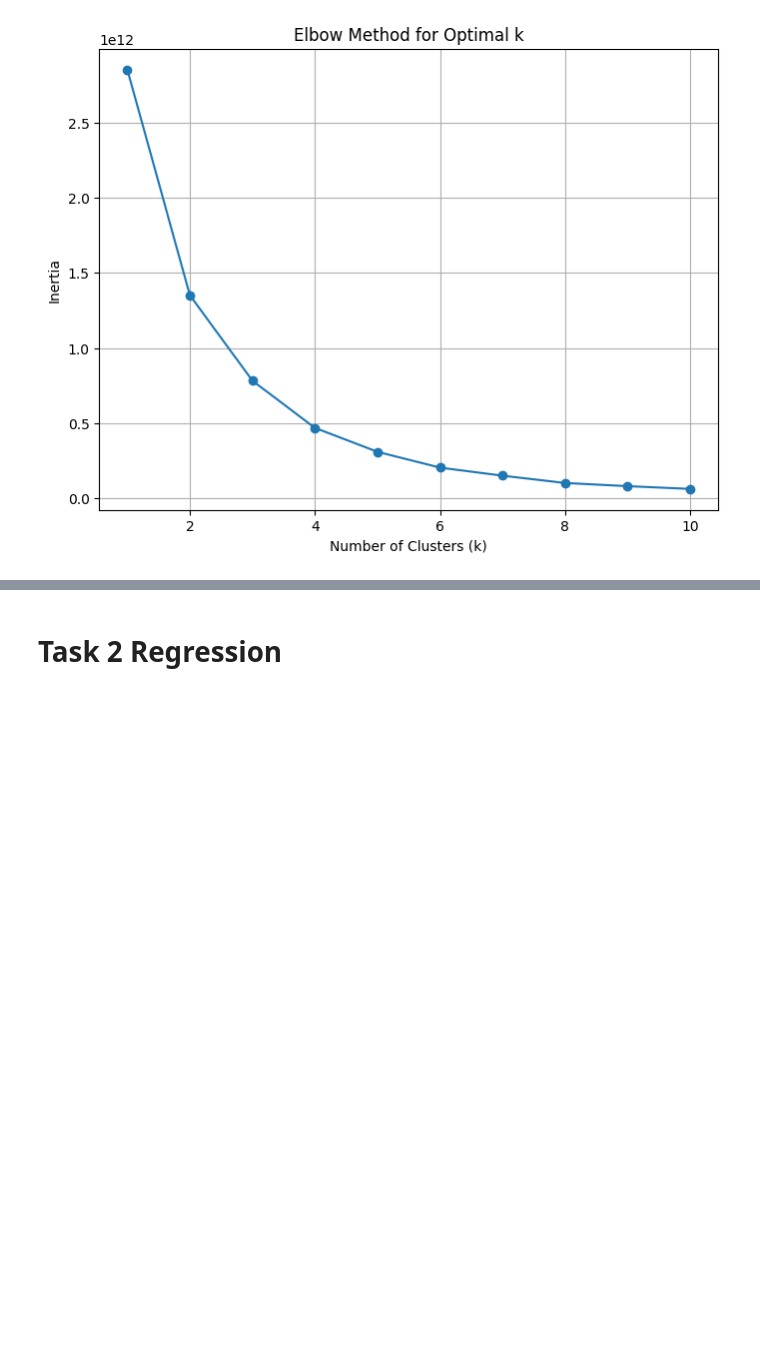
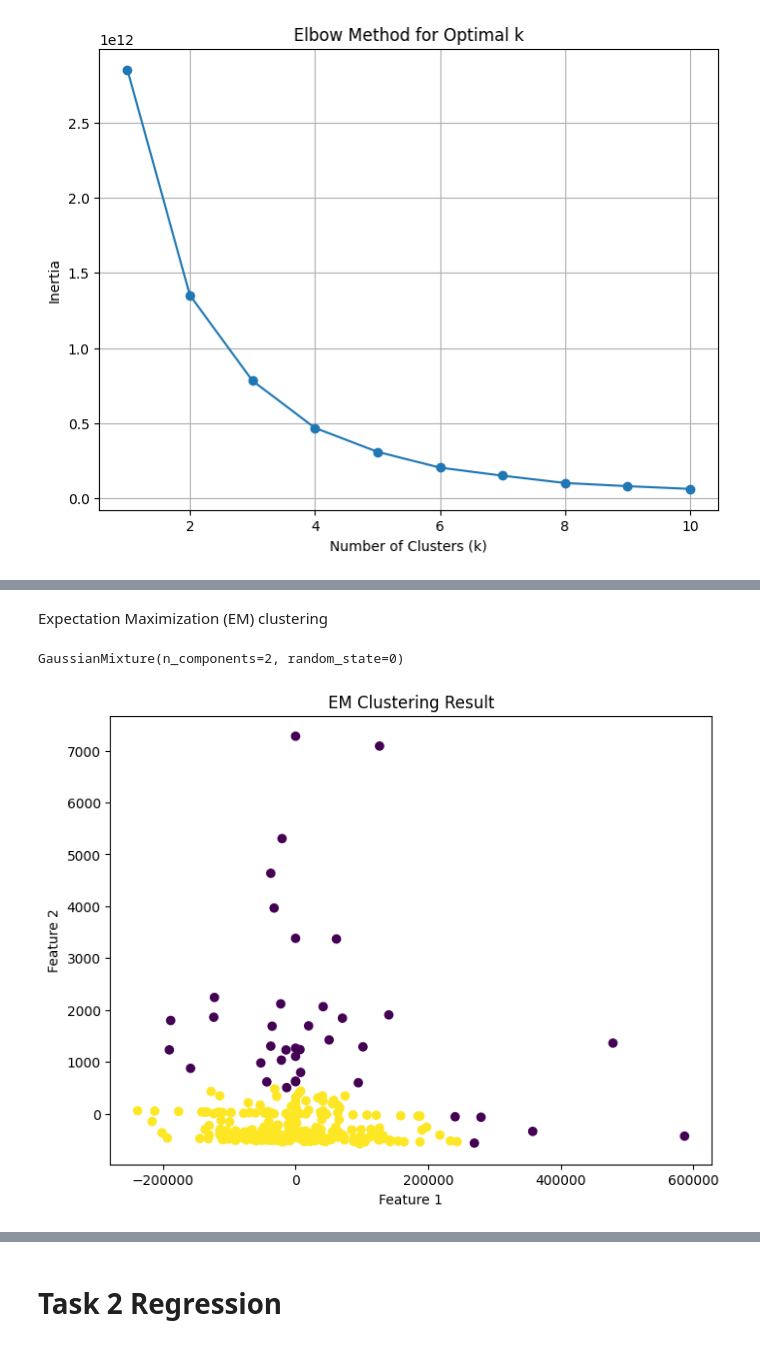
Before and after one commit to tutudaranijo/HEARTFAILURE, a Jupyter notebook: HW3AdetutuDaranijo.ipynb, the cells around one changed output, grey strips where cells are left out. Cells and saved outputs as stored; diff of their text form; code cells hidden in the pictures; blank space fills up the shorter version.

```diff
--- a/HW3AdetutuDaranijo.ipynb
+++ b/HW3AdetutuDaranijo.ipynb
@@ -170,0 +225,20 @@ KeyError: 'Feature1'
+# %% [markdown]
+ Expectation Maximization (EM) clustering
+# %%
+X = pca.fit_transform(heartMinusDeath.to_numpy())
+# %%
+gmm = GaussianMixture(n_components=2, random_state=0)
+gmm.fit(X)
+# %% [output]
+GaussianMixture(n_components=2, random_state=0)
+# %%
+cluster_labels = gmm.predict(X)
+# %%
+plt.figure(figsize=(8, 6))
+plt.scatter(X[:, 0], X[:, 1], c=cluster_labels, cmap='viridis')
+plt.xlabel('Feature 1')
+plt.ylabel('Feature 2')
+plt.title('EM Clustering Result')
+plt.show()
+# %% [output]
+[figure, added]
```
Also changed, not shown: parts of 20 cells of this notebook.
